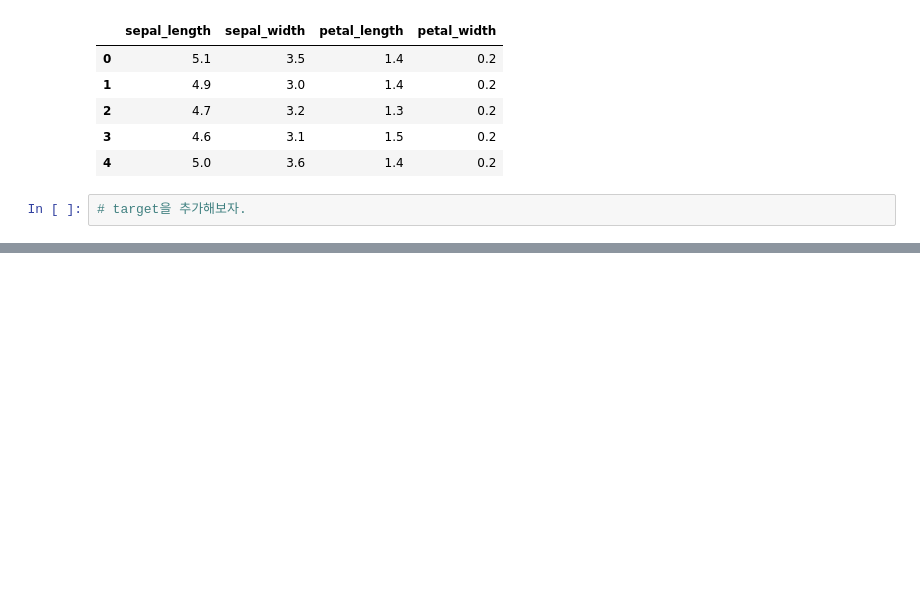
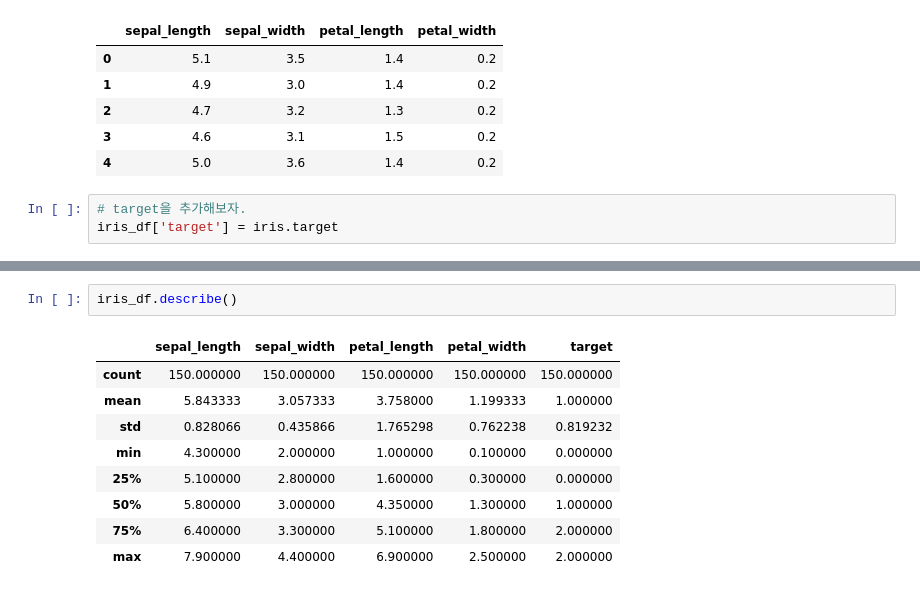
Before and after one commit to Vaycold/Python_ML, a Jupyter notebook: Clustering/머신러닝과 군집분석.ipynb, the cells around one changed output, grey strips where cells are left out. Cells and saved outputs as stored; diff of their text form; blank space fills up the shorter version.

```diff
--- a/Clustering/머신러닝과 군집분석.ipynb
+++ b/Clustering/머신러닝과 군집분석.ipynb
@@ -47,3 +47,4 @@ iris_df.head()
 | 4 | 5.0 | 3.6 | 1.4 | 0.2 |
 # %%
 # target을 추가해보자.
+iris_df['target'] = iris.target
@@ -49,0 +86,12 @@ iris_df.head()
+# %%
+iris_df.describe()
+# %% [output]
+|  | sepal_length | sepal_width | petal_length | petal_width | target |
+| count | 150.000000 | 150.000000 | 150.000000 | 150.000000 | 150.000000 |
+| mean | 5.843333 | 3.057333 | 3.758000 | 1.199333 | 1.000000 |
+| std | 0.828066 | 0.435866 | 1.765298 | 0.762238 | 0.819232 |
+| min | 4.300000 | 2.000000 | 1.000000 | 0.100000 | 0.000000 |
+| 25% | 5.100000 | 2.800000 | 1.600000 | 0.300000 | 0.000000 |
+| 50% | 5.800000 | 3.000000 | 4.350000 | 1.300000 | 1.000000 |
+| 75% | 6.400000 | 3.300000 | 5.100000 | 1.800000 | 2.000000 |
+| max | 7.900000 | 4.400000 | 6.900000 | 2.500000 | 2.000000 |
```
Also changed, not shown: parts of 22 cells of this notebook.
